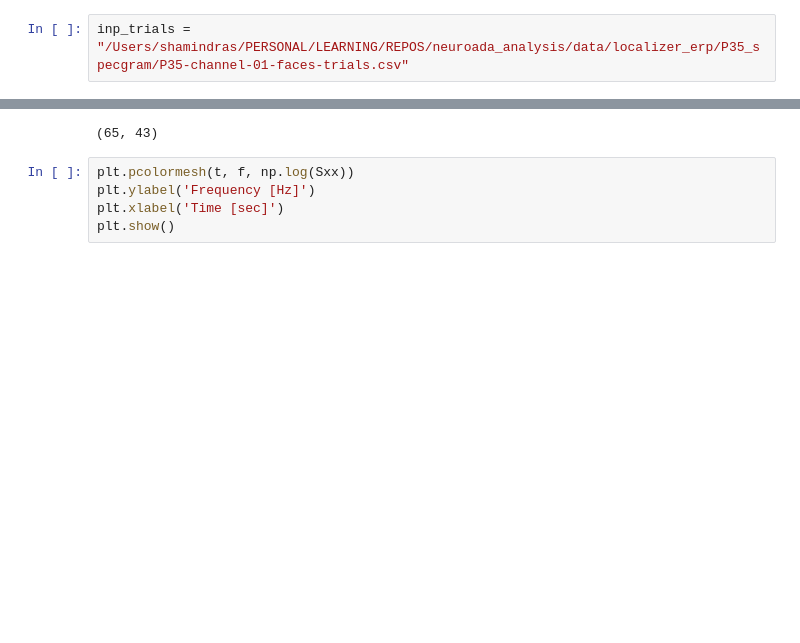
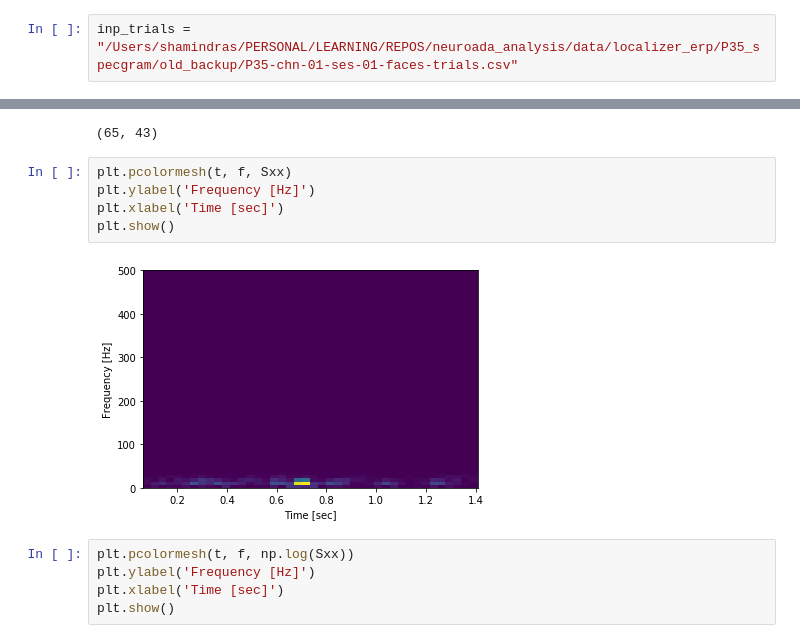
Before and after one commit to shamindras/neuroada_analysis, a Jupyter notebook: Python/erp-spectrogram.ipynb, the cells around one changed output, grey strips where cells are left out. Saved outputs shown, nothing was run; the diff lists cells and outputs as text; blank space fills up the shorter version.

```diff
--- a/Python/erp-spectrogram.ipynb
+++ b/Python/erp-spectrogram.ipynb
@@ -10,7 +10,7 @@ from sklearn.decomposition import NMF
 # %% [markdown]
 ### Import all ERP Trials for P35 - Category Faces, Session 1, Channel 1
 # %%
-inp_trials = "/Users/shamindras/PERSONAL/LEARNING/REPOS/neuroada_analysis/data/localizer_erp/P35_specgram/P35-channel-01-faces-trials.csv"
+inp_trials = "/Users/shamindras/PERSONAL/LEARNING/REPOS/neuroada_analysis/data/localizer_erp/P35_specgram/old_backup/P35-chn-01-ses-01-faces-trials.csv"
 # %%
 faces_trials = np.loadtxt(fname = inp_trials, skiprows = 1, delimiter = ",")
 faces_trials.shape
@@ -43,6 +43,13 @@ f.shape
 Sxx.shape
 # %% [output]
 (65, 43)
+# %%
+plt.pcolormesh(t, f, Sxx)
+plt.ylabel('Frequency [Hz]')
+plt.xlabel('Time [sec]')
+plt.show()
+# %% [output]
+[figure, added]
 # %%
 plt.pcolormesh(t, f, np.log(Sxx))
 plt.ylabel('Frequency [Hz]')
```
Also changed, not shown: 2 other files.
